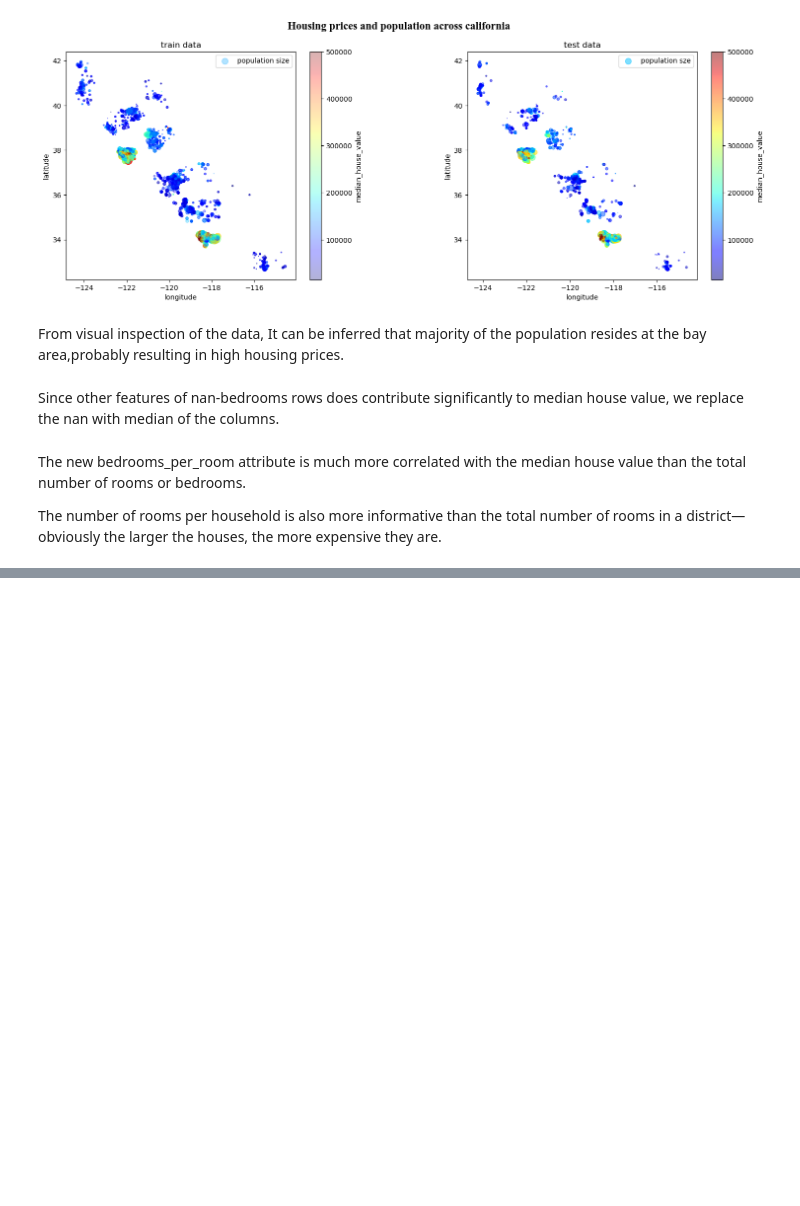
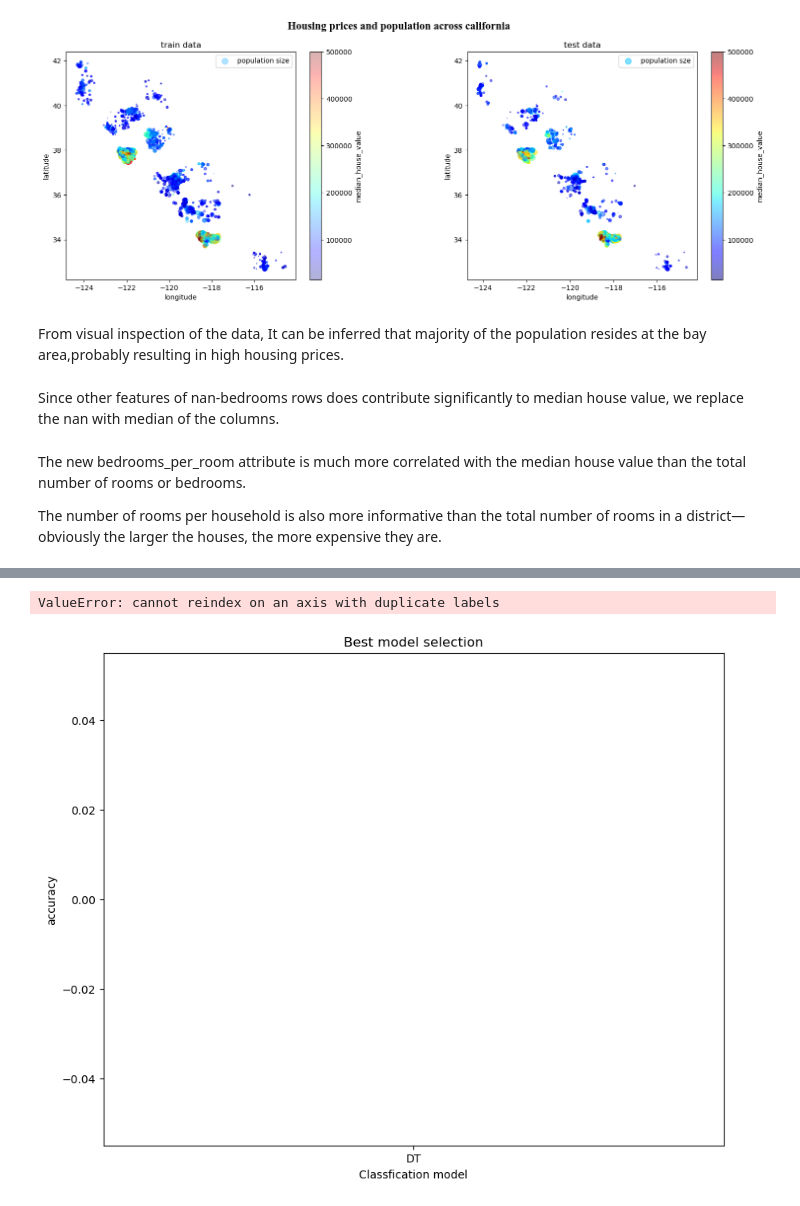
Before and after one commit to saiyedduri/Housing-prices-prediction, a Jupyter notebook: Housing prices jupyter notebook.ipynb, the cells around one changed output, grey strips where cells are left out. Cells and saved outputs as stored; diff of their text form; code cells hidden in the pictures; blank space fills up the shorter version.

Commit message:
added cross_validation,model_selection classes

```diff
--- a/Housing prices jupyter notebook.ipynb
+++ b/Housing prices jupyter notebook.ipynb
@@ -304,7 +322,6 @@ class Preprocessing():
 
         return dropped_dfs
 # %%
-
 preprocessor=Preprocessing(housing_data)
 
 #Seperating data into numeric and categorical datatypes
@@ -317,13 +334,13 @@ preprocessor.simple_imputer(columns=numeric_df.columns.tolist(),strategy="median
 df_with_income_cat=preprocessor.convert_discrete_feature(continuous_feature="median_income",bins=[0,1.5,3.0,4.5,6.,np.inf],labels=[1,2,3,4,5])
 
 # Encoding the categorical variables with one hot encoder
-encoded_data=preprocessor.encode(categorical_features="ocean_proximity",with_strategy="OneHotEncoding")
+# encoded_data=preprocessor.encode(categorical_features="ocean_proximity",with_strategy="OneHotEncoding")
+
 # Splitting the data into train and test data based on the proportionality of income category
 strat_train,strat_test=preprocessor.stratified_split(preserve_feature="discrete_cat",test_ratio=0.2,random_state=42)
-
 df_with_income_cat["discrete_cat"].value_counts()/len(df_with_income_cat)
 
-train_data,test_data=preprocessor.drop_features(drop_feature="discrete_cat",dataframes=[strat_train,strat_test])
+train_data,test_data=preprocessor.drop_features(drop_feature=["discrete_cat","ocean_proximity"],dataframes=[strat_train,strat_test])
 # %% [output]
 [figure]
 # %%
@@ -403,0 +436,30 @@ NameError: name 'strat_train_data' is not defined
+# %%
+regressor = {
+    "KNN": KNeighborsRegressor(),
+    "DT": DecisionTreeRegressor(),
+    "RF": RandomForestRegressor(),
+    "SVM": SVR(),
+    "MLP": MLPRegressor(),
+    "XGB": XGBRegressor(),
+    "LGBM": LGBMRegressor(),
+    "SGD": SGDRegressor()
+}
+# %%
+results_list=[]
+for name,model in regressor.items():
+    cv_results=cross_validate(
+        model,X_train,y_train,cv=5, scoring=["neg_mean_absolute_error","neg_mean_square_error","r2"],
+        n_jobs=4
+    )
+    df=pd.DataFrame({"regressor":[name],
+                    "avg_r2":[np.mean(cv_results["test_r2"])],
+                    "avg_mae":[np.mean(cv_results["test_neg_mean_absolute_error"])],
+
+                    })
+    results_list.append(df)
+# %%
+results_df=pd.concat(results_list)
+sorted_results=results_df.sort_values(by=["test_r2"],ascending=False)
+
+
+sorted_results
@@ -403,0 +476,11 @@ NameError: name 'strat_train_data' is not defined
+# %%
+fig,axis=plt.subplots(figsize=(10,8))
+axis.set(xlabel="Classfication model",ylabel="accuracy",title="Best model selection")
+
+sns.barplot(data=sorted_results,x=sorted_results["classifier"],y=sorted_results["avg_accuracy"],
+           ax=axis)
+
+axis.legend(loc="upper right")
+# %% [output]
+ValueError: cannot reindex on an axis with duplicate labels
+[figure, added]
```
Also changed, not shown: parts of 10 cells of this notebook.
